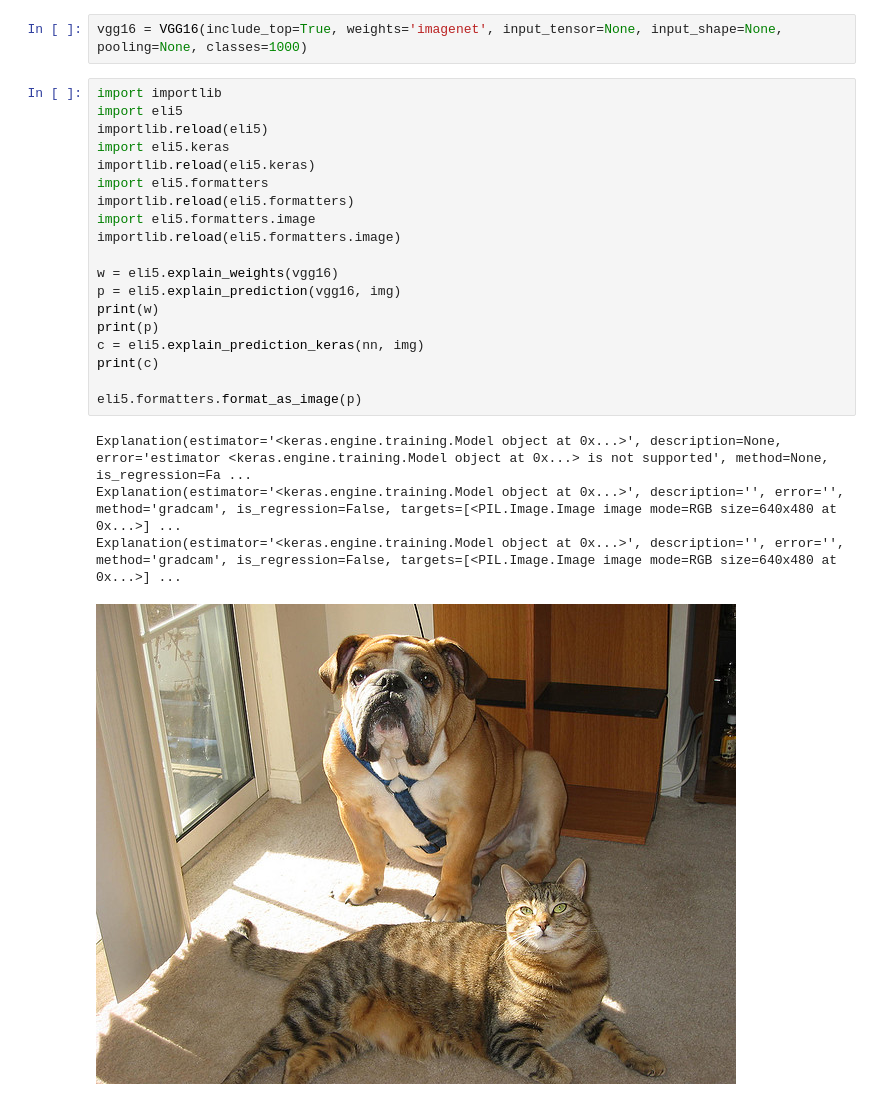
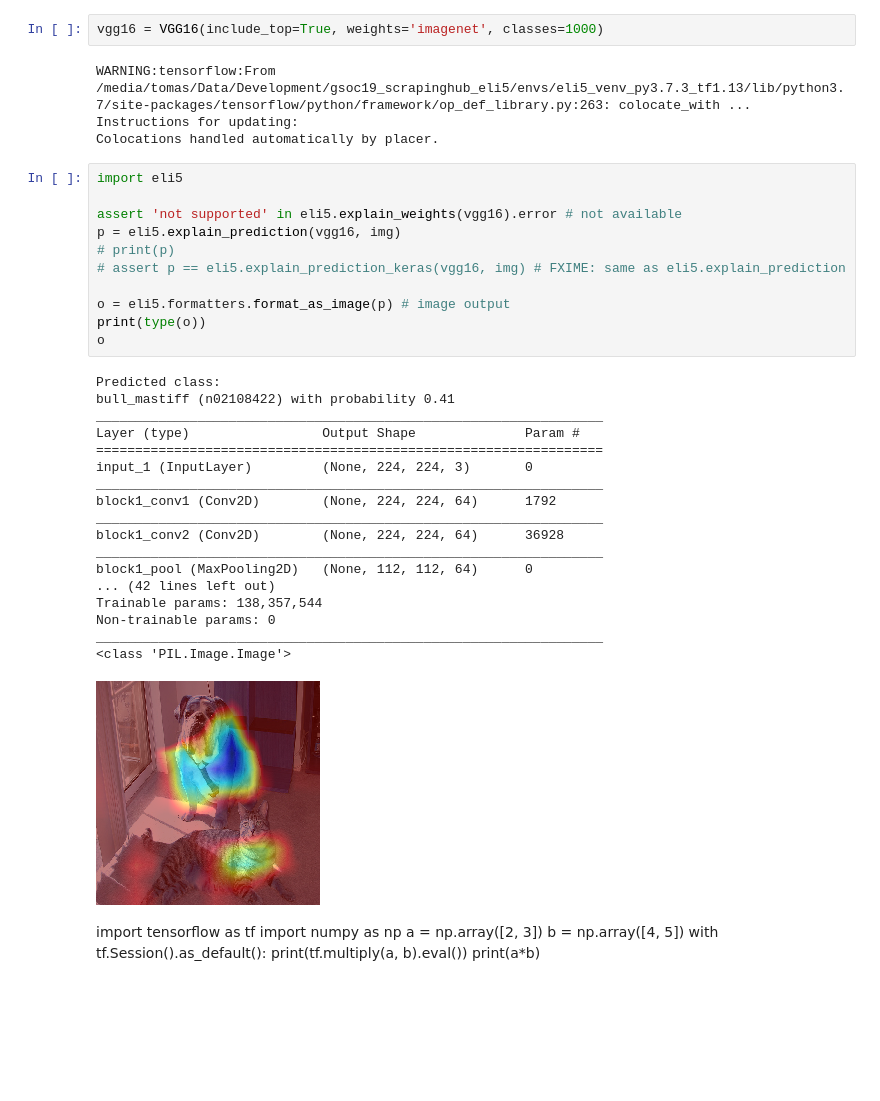
Before and after one commit to TeamHG-Memex/eli5, a Jupyter notebook: keras_image_prediction.ipynb, the cells around one changed output. Saved outputs shown, nothing was run; the diff lists cells and outputs as text; blank space fills up the shorter version.

```diff
--- a/keras_image_prediction.ipynb
+++ b/keras_image_prediction.ipynb
@@ -6,26 +11,44 @@ img = 'examples/cat_dog.jpg'
 # %%
-vgg16 = VGG16(include_top=True, weights='imagenet', input_tensor=None, input_shape=None, pooling=None, classes=1000)
+vgg16 = VGG16(include_top=True, weights='imagenet', classes=1000)
+# %% [output]
+WARNING:tensorflow:From /media/tomas/Data/Development/gsoc19_scrapinghub_eli5/envs/eli5_venv_py3.7.3_tf1.13/lib/python3.7/site-packages/tensorflow/python/framework/op_def_library.py:263: colocate_with ...
+Instructions for updating:
+Colocations handled automatically by placer.
-# %%
-import importlib
-import eli5
-importlib.reload(eli5)
-import eli5.keras
-importlib.reload(eli5.keras)
-import eli5.formatters
-importlib.reload(eli5.formatters)
-import eli5.formatters.image
-importlib.reload(eli5.formatters.image)
-
-w = eli5.explain_weights(vgg16)
-p = eli5.explain_prediction(vgg16, img)
-print(w)
-print(p)
-c = eli5.explain_prediction_keras(nn, img)
-print(c)
-
-eli5.formatters.format_as_image(p)
-# %% [output]
-Explanation(estimator='<keras.engine.training.Model object at 0x...>', description=None, error='estimator <keras.engine.training.Model object at 0x...> is not supported', method=None, is_regression=Fa ...
-Explanation(estimator='<keras.engine.training.Model object at 0x...>', description='', error='', method='gradcam', is_regression=False, targets=[<PIL.Image.Image image mode=RGB size=640x480 at 0x...>] ...
-Explanation(estimator='<keras.engine.training.Model object at 0x...>', description='', error='', method='gradcam', is_regression=False, targets=[<PIL.Image.Image image mode=RGB size=640x480 at 0x...>] ...
-[figure, removed]
+# %%
+import eli5
+
+assert 'not supported' in eli5.explain_weights(vgg16).error # not available
+p = eli5.explain_prediction(vgg16, img)
+# print(p)
+# assert p == eli5.explain_prediction_keras(vgg16, img) # FXIME: same as eli5.explain_prediction
+
+o = eli5.formatters.format_as_image(p) # image output
+print(type(o))
+o
+# %% [output]
+Predicted class:
+bull_mastiff (n02108422) with probability 0.41
+_________________________________________________________________
+Layer (type)                 Output Shape              Param #
+=================================================================
+input_1 (InputLayer)         (None, 224, 224, 3)       0
+_________________________________________________________________
+block1_conv1 (Conv2D)        (None, 224, 224, 64)      1792
+_________________________________________________________________
+block1_conv2 (Conv2D)        (None, 224, 224, 64)      36928
+_________________________________________________________________
+block1_pool (MaxPooling2D)   (None, 112, 112, 64)      0
+... (42 lines left out)
+Trainable params: 138,357,544
+Non-trainable params: 0
+_________________________________________________________________
+<class 'PIL.Image.Image'>
+[figure, added]
+# %% [markdown]
+import tensorflow as tf
+import numpy as np
+a = np.array([2, 3])
+b = np.array([4, 5])
+with tf.Session().as_default():
+    print(tf.multiply(a, b).eval())
+print(a*b)
```
Also changed, not shown: parts of 2 cells of this notebook, 3 other files.
